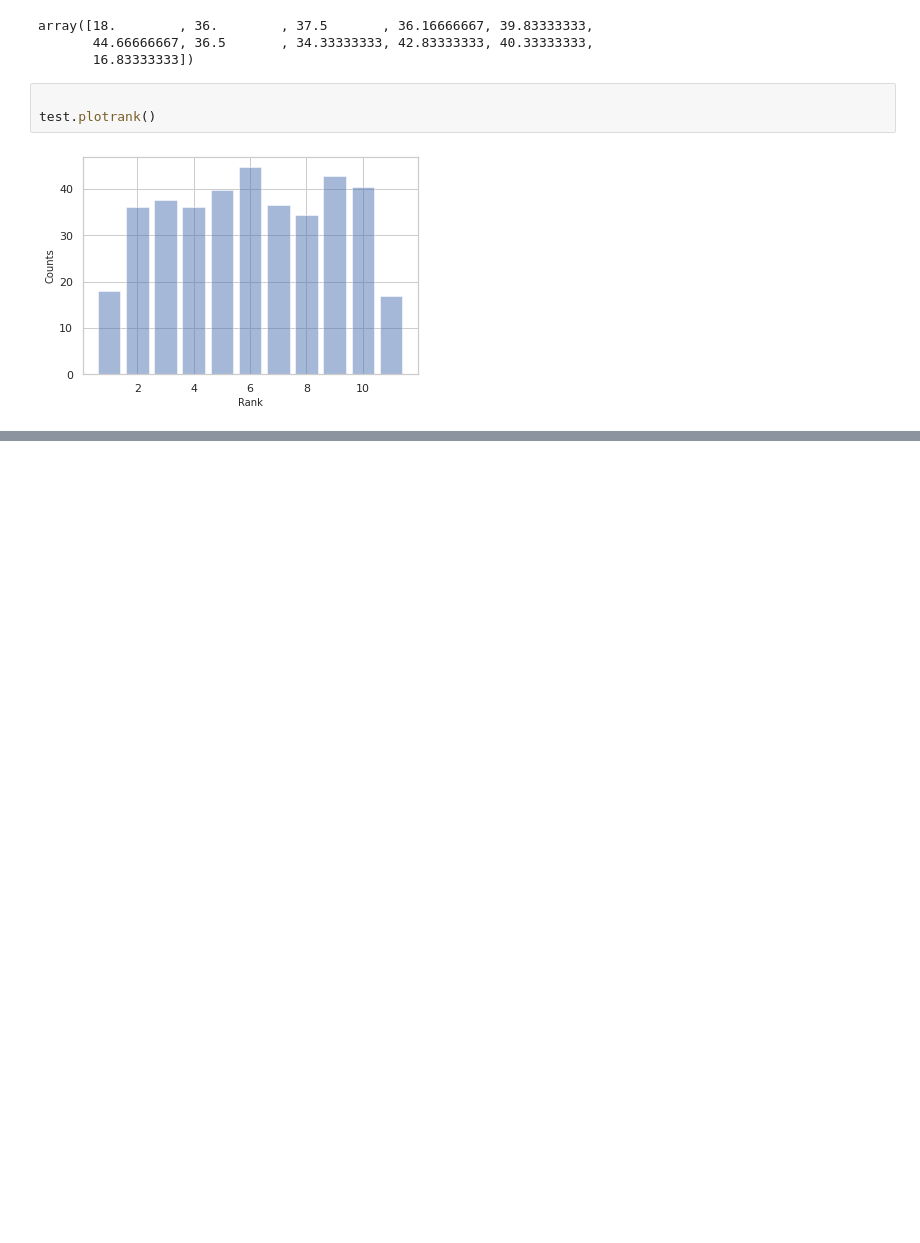
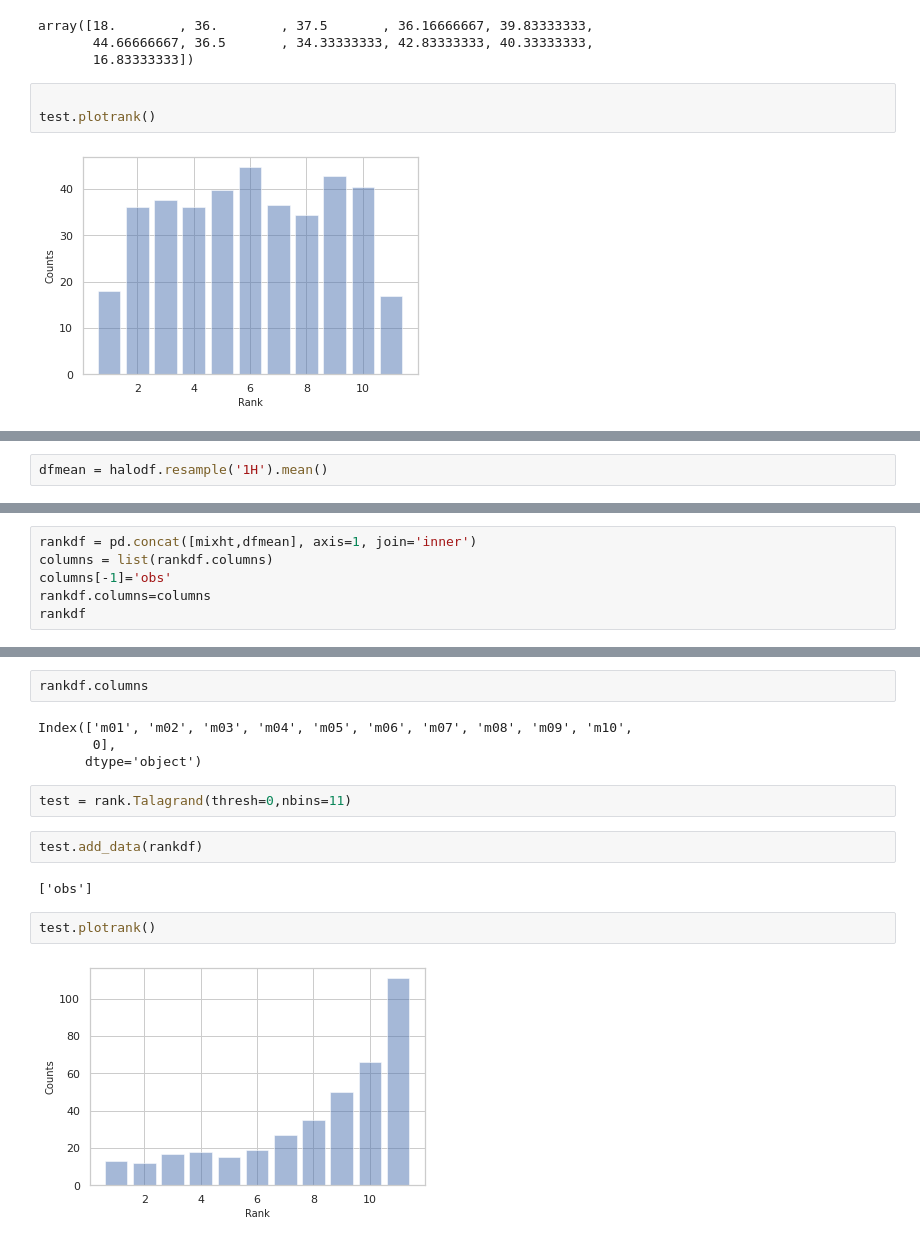
Before and after one commit to jvivar2383/NOAA_PBLH, a Jupyter notebook: Notebooks/VmixFilesHREF.ipynb, the cells around one changed output, grey strips where cells are left out. Cells and saved outputs as stored; diff of their text form; blank space fills up the shorter version.

```diff
--- a/Notebooks/VmixFilesHREF.ipynb
+++ b/Notebooks/VmixFilesHREF.ipynb
@@ -133,0 +229,2 @@ test.plotrank()
+# %%
+dfmean = halodf.resample('1H').mean()
@@ -133,0 +248,6 @@ test.plotrank()
+# %%
+rankdf = pd.concat([mixht,dfmean], axis=1, join='inner')
+columns = list(rankdf.columns)
+columns[-1]='obs'
+rankdf.columns=columns
+rankdf
@@ -133,0 +268,16 @@ test.plotrank()
+# %%
+rankdf.columns
+# %% [output]
+Index(['m01', 'm02', 'm03', 'm04', 'm05', 'm06', 'm07', 'm08', 'm09', 'm10',
+       0],
+      dtype='object')
+# %%
+test = rank.Talagrand(thresh=0,nbins=11)
+# %%
+test.add_data(rankdf)
+# %% [output]
+['obs']
+# %%
+test.plotrank()
+# %% [output]
+[figure, added]
```
Also changed, not shown: parts of 16 cells of this notebook.
